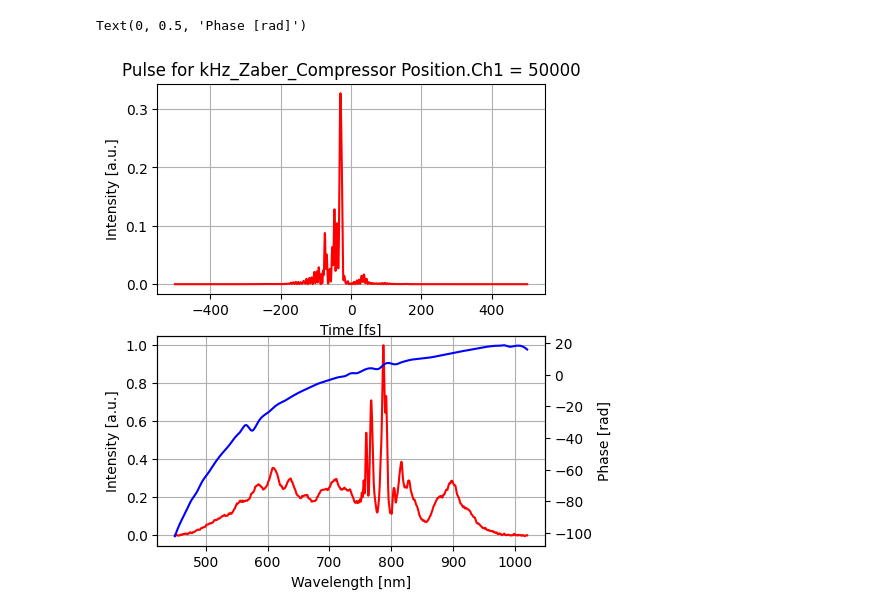
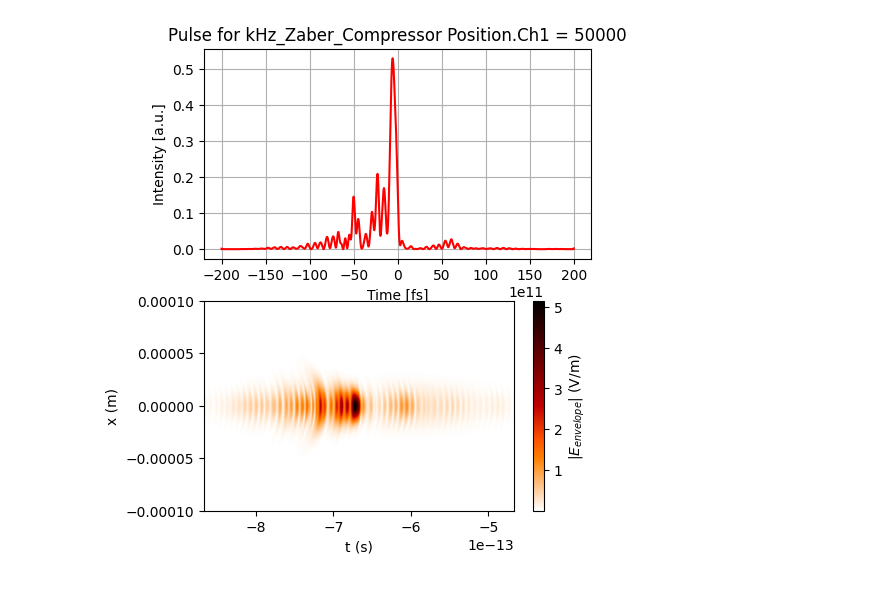
Before and after one commit to BLAST-AI-ML/synapse, a Jupyter notebook: simulation_data/acave/templates/Prepare_laser.ipynb, the cells around one changed output. Drawn from its saved outputs; the diff is of its cells as text; code cells hidden in the pictures.

Commit message:
Update to write laser

```diff
--- a/simulation_data/acave/templates/Prepare_laser.ipynb
+++ b/simulation_data/acave/templates/Prepare_laser.ipynb
@@ -11,25 +12,27 @@ input_params = {
     'kHz_Zaber_Compressor Position.Ch1': 50e3,
 }
 # %%
-wavelength = 815e-9  # Laser wavelength in meters
+
+# Get laser spectral intensity, including phase
+df_specint = pd.read_csv('./retrieval01_spectrum.csv')
+lambda_range = lambda_range = df_specint['Wavelength[nm]'].values * 1e-9
+intensity = np.maximum( df_specint['Intensity[normalized]'].values, 0 ) # Make sure intensity is non-negative
+phase = df_specint['Phase[rad]'].values
+mean_wavelength = np.average(lambda_range, weights=intensity)
+
+# Define other laser parameters
 pol = (1, 0)  # Linearly polarized in the x direction
 laser_energy = 2e-3 # Energy of the laser pulse in joules
 waist = 3.5e-6  # Waist of the laser pulse in meters
 t_peak = 0.0  # Location of the peak of the laser pulse in time
 focal_position = 200e-6 + input_params['kHz_Hexapod_Target ypos']*1e-3  # Focal position in meters
-time_window_fs = 1000
+time_window_fs = 400
 
+# Define lasy grid
 dimensions = 'rt'  # Use cylindrical geometry
 lo = (0,-time_window_fs/2*1e-15)        # Lower bounds of the simulation box
 hi = (100e-6,time_window_fs/2*1e-15)  # Upper bounds of the simulation box
 num_points = (1000, 6000)  # Number of points in each dimension
-
-# Generate laser spectral intensity, including phase
-df_specint = pd.read_csv('./retrieval01_spectrum.csv')
-
-lambda_range = lambda_range = df_specint['Wavelength[nm]'].values * 1e-9
-intensity = np.maximum( df_specint['Intensity[normalized]'].values, 0 ) # Make sure intensity is non-negative
-phase = df_specint['Phase[rad]'].values
 # %%
 # Apply spectral phase from fused silica
 lambda_micron = df_specint['Wavelength[nm]'].values * 1e-3
@@ -41,7 +44,7 @@ n = n2**0.5
 # Calculate the phase shift in radians
 fused_silica_thickness_micron = 4e3 / 150e3 * ( input_params['kHz_Zaber_Compressor Position.Ch1'] - 75e3 )
 # Subtract index of the mean wavelength, since this simply adds a constant delay
-mean_wavelength = np.average( lambda_micron, weights=intensity )
+mean_wavelength_micron = mean_wavelength * 1e-6
 n_central = n[ np.argmin( abs(lambda_micron-mean_wavelength) ) ]
 phase_shift = 2 * np.pi * (n - n_central) / lambda_micron * fused_silica_thickness_micron
 
@@ -60,9 +63,14 @@ long_profile = LongitudinalProfileFromData(
     lo=lo[-1],
     hi=hi[-1])
 # focal distance from calculation above (expressed via target z-position and projection due to angle of incidence)
-trans_profile = GaussianTransverseProfile(waist, wavelength=wavelength, z_foc=d_foc_z)
-laser_profile = CombinedLongitudinalTransverseProfile(wavelength, pol, laser_energy, long_profile, trans_profile)
+trans_profile = GaussianTransverseProfile(waist, wavelength=mean_wavelength)
+laser_profile = CombinedLongitudinalTransverseProfile(mean_wavelength, pol, laser_energy, long_profile, trans_profile)
 
 # Define laser on a grid
 laser = Laser(dimensions, lo, hi, num_points, laser_profile)
+
+# Propagate laser to its position of injection in the simulation
 laser.propagate( -focal_position )
+
+# Save the laser profile to a file
+laser.write_to_file('laser_profile')
@@ -73,27 +77,21 @@ laser.show(cmap='gist_heat_r')
 # %%
 env = laser.grid.get_temporal_field()
 t = np.linspace(-time_window_fs/2*1e-15, time_window_fs/2*1e-15, num_points[1])
-
 
 plt.figure(figsize=(5, 6))
 
 plt.subplot(211)
 plt.plot( t*1e15, abs(env[0,0,:])**2/5e23, color='red' )
 #plt.xlim(-100, 100)
 plt.xlabel('Time [fs]')
 plt.ylabel('Intensity [a.u.]')
 #plt.ylim(0, 1)
 plt.grid()
 plt.title('Pulse for kHz_Zaber_Compressor Position.Ch1 = %d' %input_params['kHz_Zaber_Compressor Position.Ch1'])
 
 plt.subplot(212)
-plt.plot( df_specint['Wavelength[nm]'], df_specint['Intensity[normalized]'], color='red')
-plt.xlabel('Wavelength [nm]')
-plt.ylabel('Intensity [a.u.]')
-plt.grid()
-plt.twinx()
-plt.plot( df_specint['Wavelength[nm]'], df_specint['Phase[rad]'], color='blue')
-plt.ylabel('Phase [rad]')
+laser.show(cmap='gist_heat_r')
+
+plt.savefig('Initial_laser.png')
 # %% [output]
-Text(0, 0.5, 'Phase [rad]')
-[figure, old version]
+[figure, new version]
```
Also changed, not shown: parts of 2 cells of this notebook.
